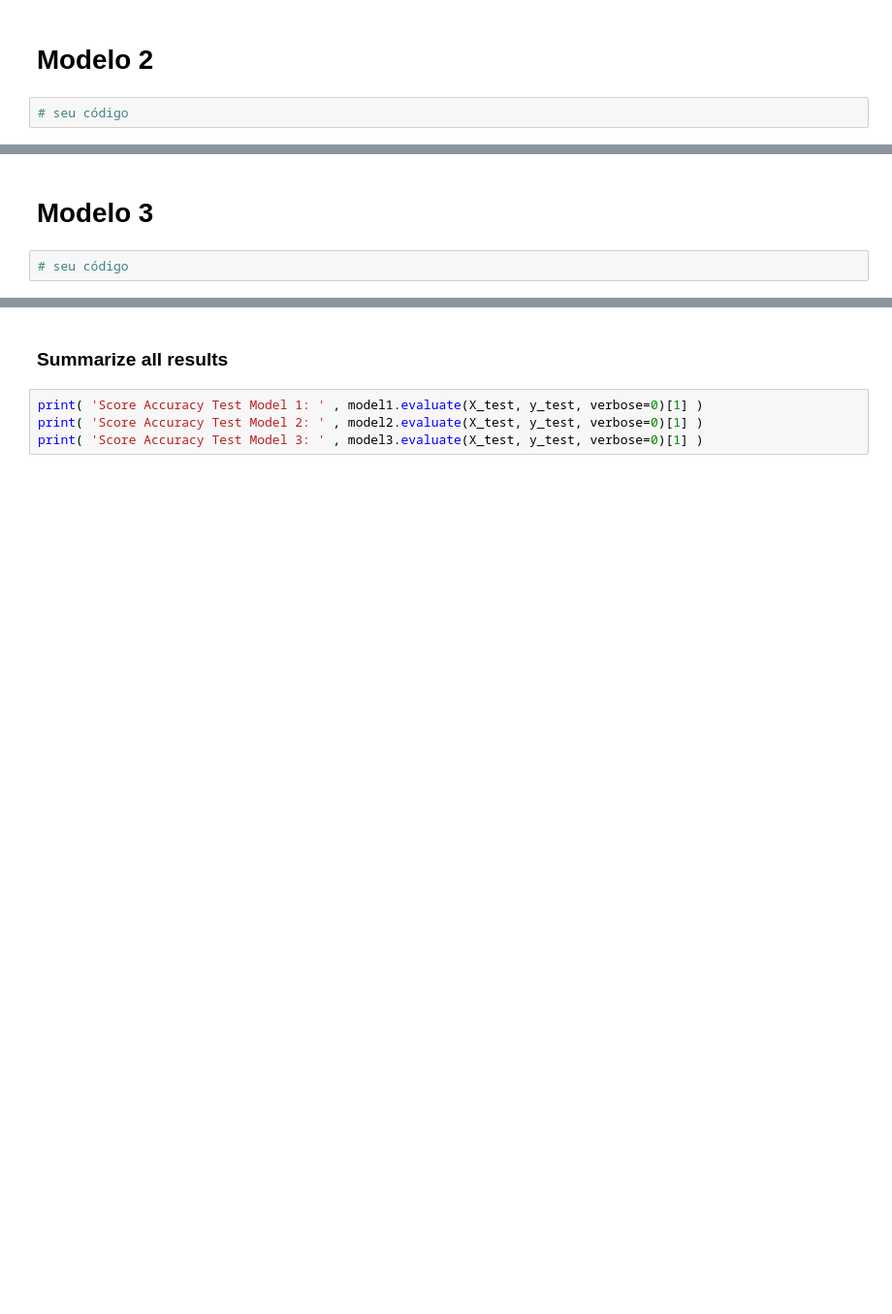
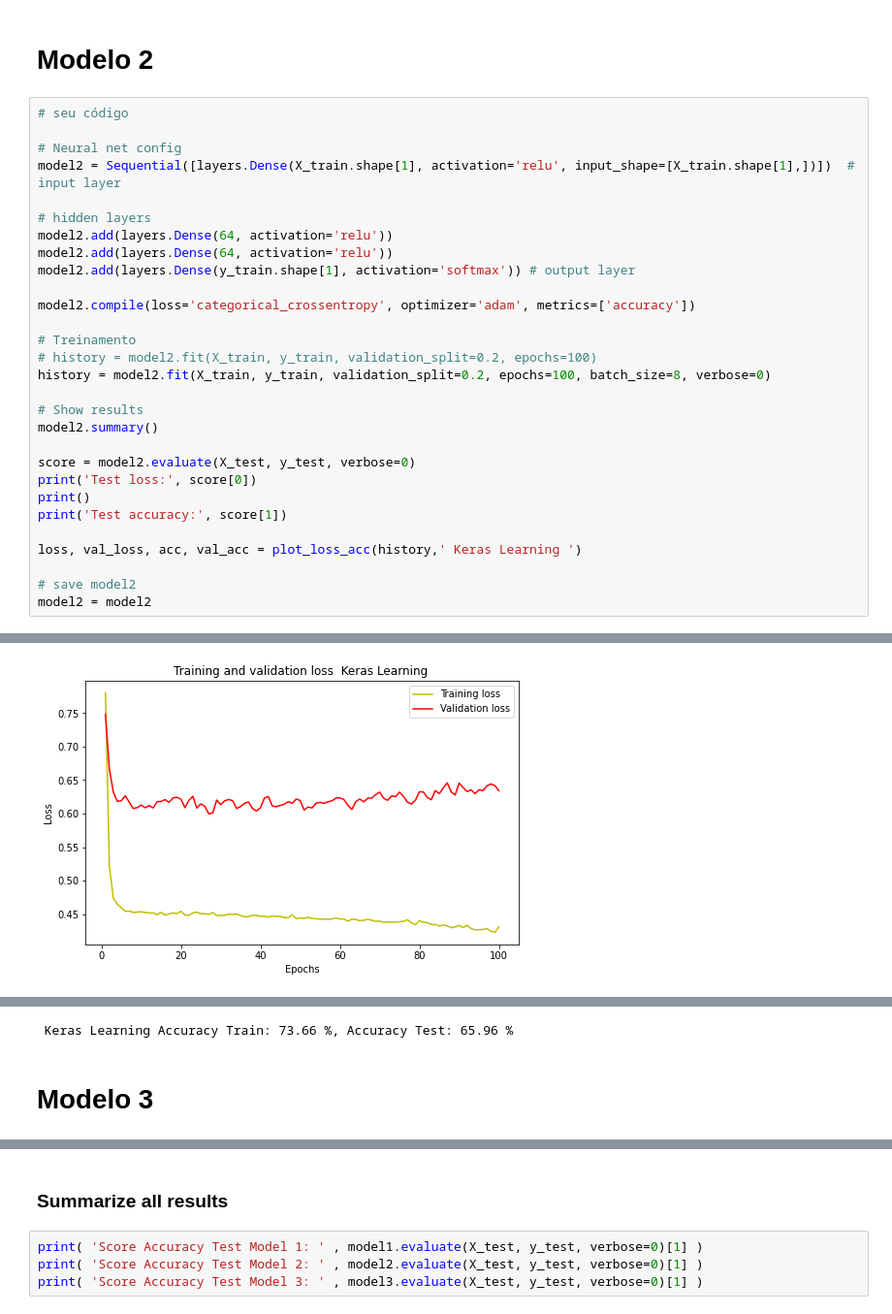
Before and after one commit to lucas-ye/IA, a Jupyter notebook: keras_penguins_ex.ipynb, the cells around one changed output, grey strips where cells are left out. Shown at 97% size. Saved outputs shown, nothing was run; the diff lists cells and outputs as text; blank space fills up the shorter version.

```diff
--- a/keras_penguins_ex.ipynb
+++ b/keras_penguins_ex.ipynb
@@ -262,4 +285,32 @@ model1 = ...
 # %% [markdown]
 # Modelo 2
-# %%
-# seu código
+# %%
+# seu código
+
+# Neural net config
+model2 = Sequential([layers.Dense(X_train.shape[1], activation='relu', input_shape=[X_train.shape[1],])])  # input layer
+
+# hidden layers
+model2.add(layers.Dense(64, activation='relu'))
+model2.add(layers.Dense(64, activation='relu'))
+model2.add(layers.Dense(y_train.shape[1], activation='softmax')) # output layer
+
+model2.compile(loss='categorical_crossentropy', optimizer='adam', metrics=['accuracy'])
+
+# Treinamento
+# history = model2.fit(X_train, y_train, validation_split=0.2, epochs=100)
+history = model2.fit(X_train, y_train, validation_split=0.2, epochs=100, batch_size=8, verbose=0)
+
+# Show results
+model2.summary()
+
+score = model2.evaluate(X_test, y_test, verbose=0)
+print('Test loss:', score[0])
+print()
+print('Test accuracy:', score[1])
+
+loss, val_loss, acc, val_acc = plot_loss_acc(history,' Keras Learning ')
+
+# save model2
+model2 = model2
+# %% [output]
@@ -265,0 +337 @@ model1 = ...
+[figure, added]
@@ -266,4 +339,3 @@ model1 = ...
+ Keras Learning Accuracy Train: 73.66 %, Accuracy Test: 65.96 %
 # %% [markdown]
 # Modelo 3
-# %%
-# seu código
```
Also changed, not shown: parts of 10 cells of this notebook.
